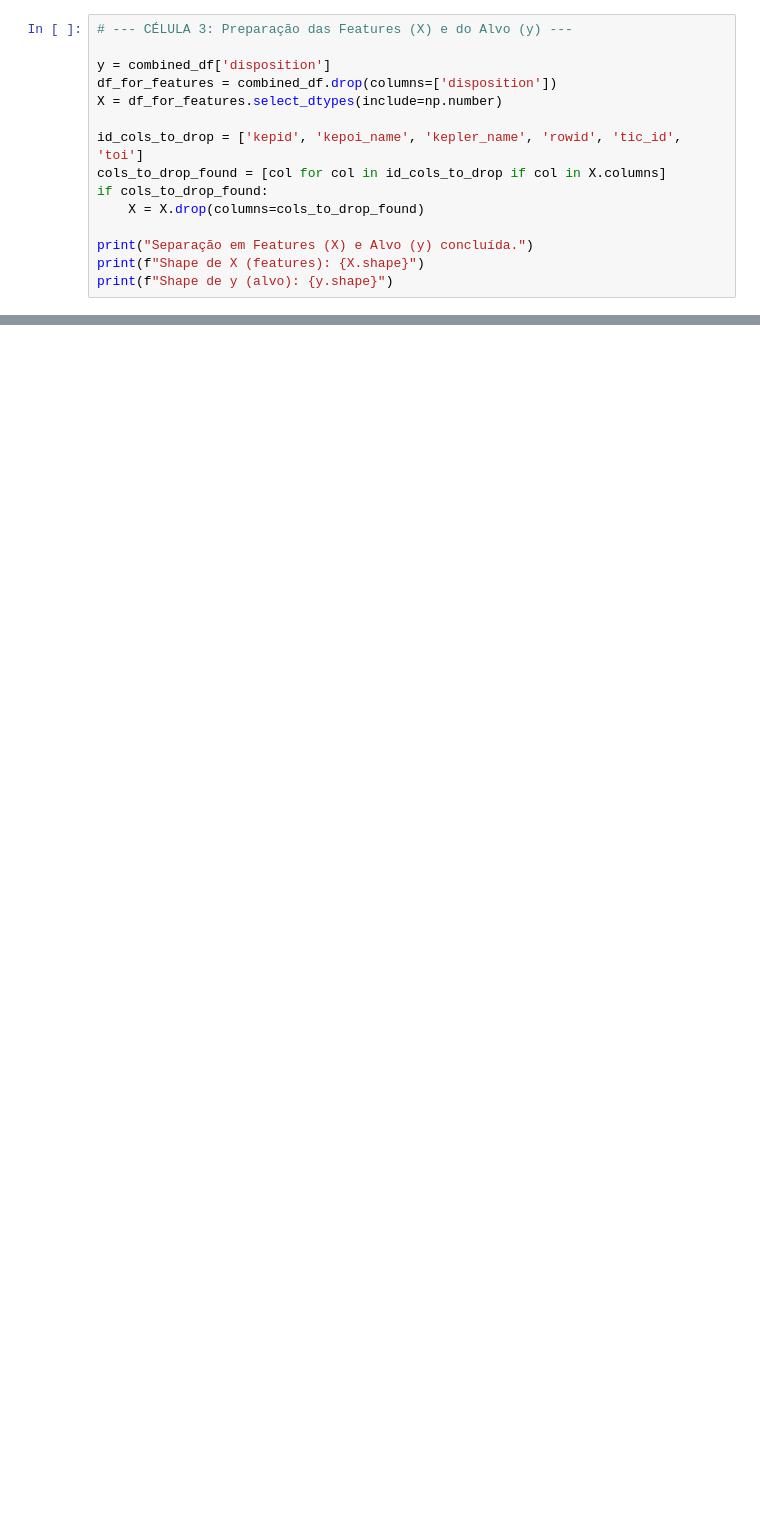
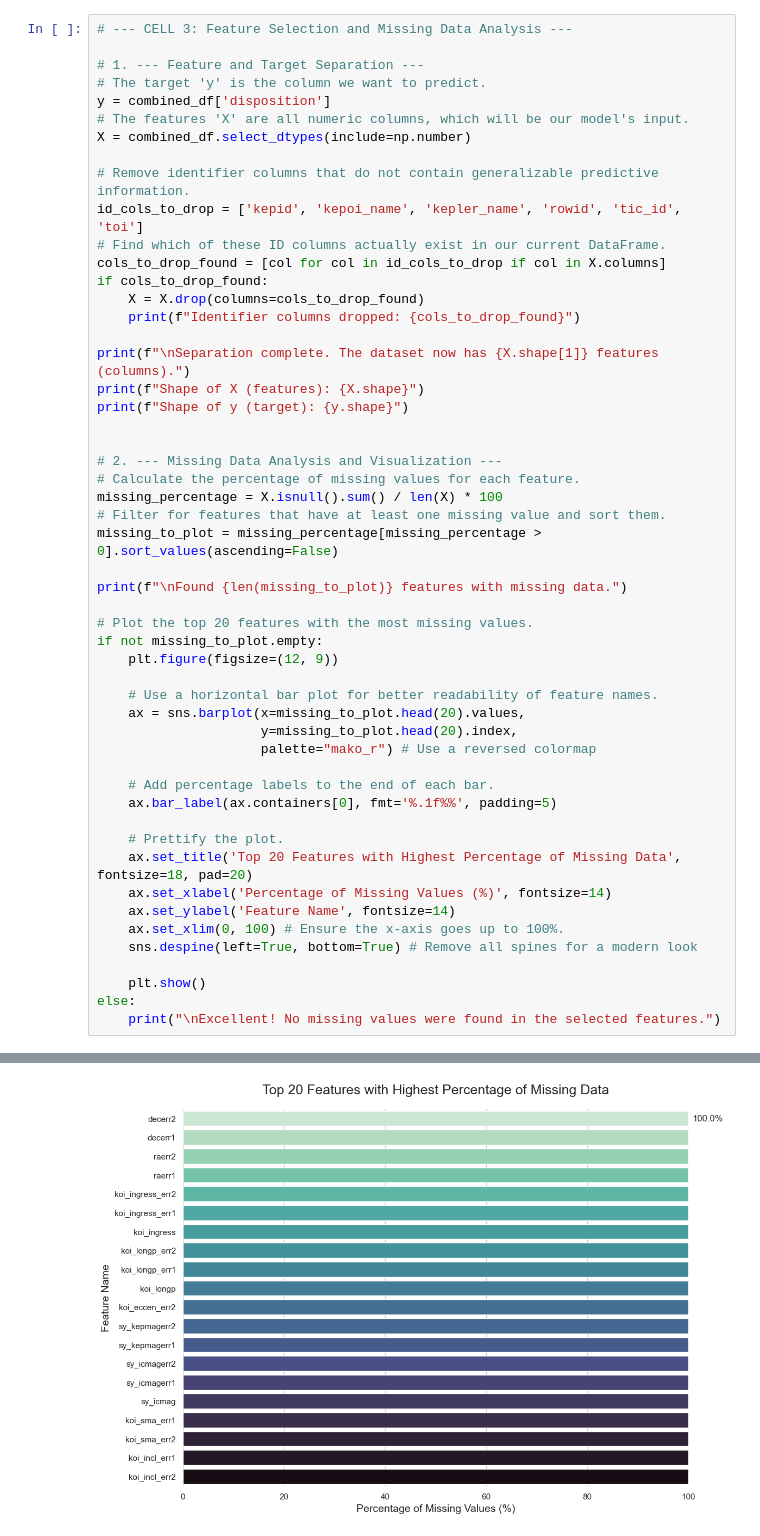
Before and after one commit to gasbriel07sm/hackathon_exoplanet, a Jupyter notebook: preprocessing.ipynb, the cells around one changed output, grey strips where cells are left out. Drawn from its saved outputs; the diff is of its cells as text; blank space fills up the shorter version.

```diff
--- a/preprocessing.ipynb
+++ b/preprocessing.ipynb
@@ -97,16 +216,53 @@ Célula 3: Preparação das Features (X) e do Alvo (y)
 # %%
-# --- CÉLULA 3: Preparação das Features (X) e do Alvo (y) ---
+# --- CELL 3: Feature Selection and Missing Data Analysis ---
 
+# 1. --- Feature and Target Separation ---
+# The target 'y' is the column we want to predict.
 y = combined_df['disposition']
-df_for_features = combined_df.drop(columns=['disposition'])
-X = df_for_features.select_dtypes(include=np.number)
+# The features 'X' are all numeric columns, which will be our model's input.
+X = combined_df.select_dtypes(include=np.number)
 
+# Remove identifier columns that do not contain generalizable predictive information.
 id_cols_to_drop = ['kepid', 'kepoi_name', 'kepler_name', 'rowid', 'tic_id', 'toi']
+# Find which of these ID columns actually exist in our current DataFrame.
 cols_to_drop_found = [col for col in id_cols_to_drop if col in X.columns]
 if cols_to_drop_found:
     X = X.drop(columns=cols_to_drop_found)
+    print(f"Identifier columns dropped: {cols_to_drop_found}")
 
-print("Separação em Features (X) e Alvo (y) concluída.")
-print(f"Shape de X (features): {X.shape}")
-print(f"Shape de y (alvo): {y.shape}")
+print(f"\nSeparation complete. The dataset now has {X.shape[1]} features (columns).")
+print(f"Shape of X (features): {X.shape}")
+print(f"Shape of y (target): {y.shape}")
+
+
+# 2. --- Missing Data Analysis and Visualization ---
+# Calculate the percentage of missing values for each feature.
+missing_percentage = X.isnull().sum() / len(X) * 100
+# Filter for features that have at least one missing value and sort them.
+missing_to_plot = missing_percentage[missing_percentage > 0].sort_values(ascending=False)
+
+print(f"\nFound {len(missing_to_plot)} features with missing data.")
+
+# Plot the top 20 features with the most missing values.
+if not missing_to_plot.empty:
+    plt.figure(figsize=(12, 9))
+
+    # Use a horizontal bar plot for better readability of feature names.
+    ax = sns.barplot(x=missing_to_plot.head(20).values,
+                     y=missing_to_plot.head(20).index,
+                     palette="mako_r") # Use a reversed colormap
+
+    # Add percentage labels to the end of each bar.
+    ax.bar_label(ax.containers[0], fmt='%.1f%%', padding=5)
+
+    # Prettify the plot.
+    ax.set_title('Top 20 Features with Highest Percentage of Missing Data', fontsize=18, pad=20)
+    ax.set_xlabel('Percentage of Missing Values (%)', fontsize=14)
+    ax.set_ylabel('Feature Name', fontsize=14)
+    ax.set_xlim(0, 100) # Ensure the x-axis goes up to 100%.
+    sns.despine(left=True, bottom=True) # Remove all spines for a modern look
+
+    plt.show()
+else:
+    print("\nExcellent! No missing values were found in the selected features.")
 # %% [output]
@@ -116 +276,2 @@ Shape de y (alvo): (16485,)
+[figure, added]
 # %% [markdown]
```
Also changed, not shown: parts of 19 cells of this notebook, 7 other files.
